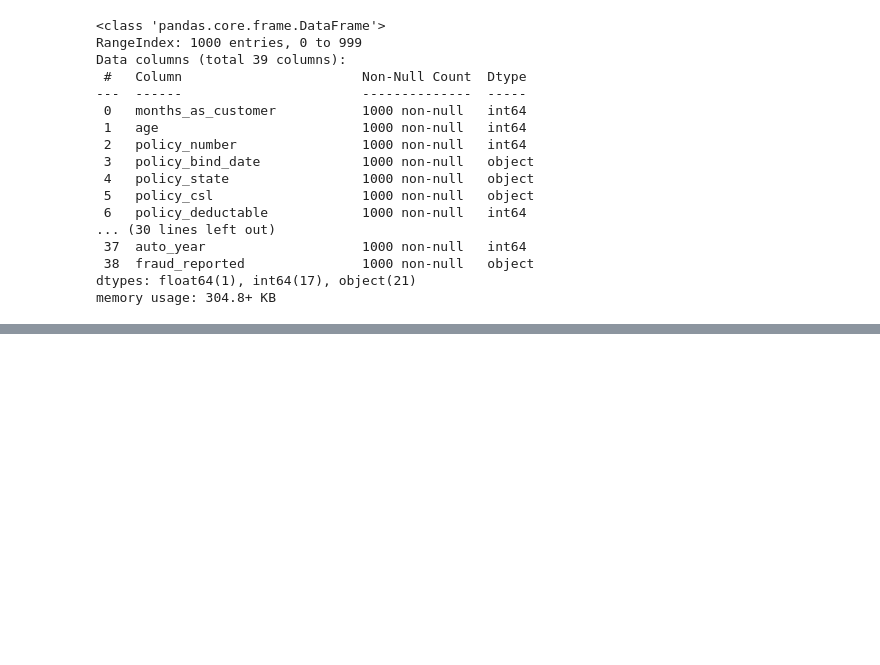
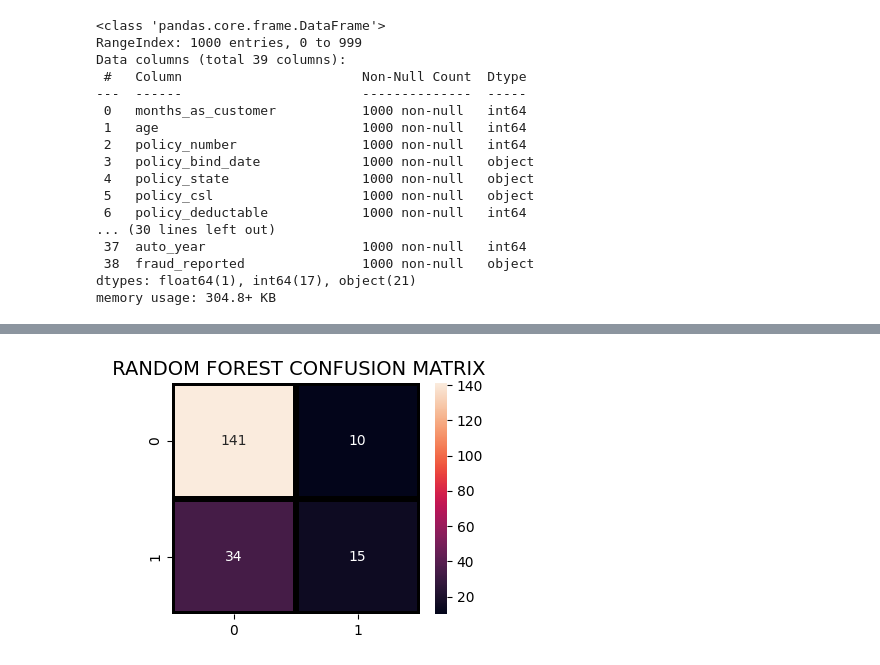
Before and after one commit to jjongseon/sessac, a Jupyter notebook: fraud_skeleton/fraud_skeleton.ipynb, the cells around one changed output, grey strips where cells are left out. Saved outputs shown, nothing was run; the diff lists cells and outputs as text; code cells hidden in the pictures; blank space fills up the shorter version.

```diff
--- a/fraud_skeleton/fraud_skeleton.ipynb
+++ b/fraud_skeleton/fraud_skeleton.ipynb
@@ -172,0 +333,7 @@ https://gist.github.com/mwaskom/de44147ed2974457ad6372750bbe5751
+# %%
+# 학습
+from sklearn.neighbors import KNeighborsClassifier
+
+kn = KNeighborsClassifier()
+kn.fit(x_train,y_train)
+kn.score(x_test,y_test)
@@ -172,0 +379,5 @@ https://gist.github.com/mwaskom/de44147ed2974457ad6372750bbe5751
+# %%
+# 학습
+sv = SVC()
+sv.fit(x_train,y_train)
+sv.score(x_test,y_test)
@@ -172,0 +423,5 @@ https://gist.github.com/mwaskom/de44147ed2974457ad6372750bbe5751
+# %%
+# 학습
+rfc = RandomForestClassifier(random_state=0)
+rfc.fit(x_train, y_train)
+rfc.score(x_test,y_test)
@@ -172,0 +430,9 @@ https://gist.github.com/mwaskom/de44147ed2974457ad6372750bbe5751
+# %%
+# 예측
+predict_y = rfc.predict(x_test)
+
+print('예측 정확도 : {0:.4f}'.format(accuracy_score(y_test,predict_y)))
+print(f"Accuracy: {accuracy_score(y_test, predict_y):.3f}") # 정확도
+print(f"Precision: {precision_score(y_test, predict_y):.3f}") # 정밀도
+print(f"Recall: {recall_score(y_test, predict_y):.3f}") # 재현율
+print(f"F1-score: {f1_score(y_test, predict_y):.3f}") # F1 스코어
@@ -172,0 +461,9 @@ https://gist.github.com/mwaskom/de44147ed2974457ad6372750bbe5751
+# %%
+plt.figure(figsize=(4,3))
+sns.heatmap(confusion_matrix(y_test, predict_y),
+                annot=True,fmt = "d",linecolor="k",linewidths=3)
+
+plt.title(" RANDOM FOREST CONFUSION MATRIX",fontsize=14)
+plt.show()
+# %% [output]
+[figure, added]
```
Also changed, not shown: parts of 84 cells of this notebook.
